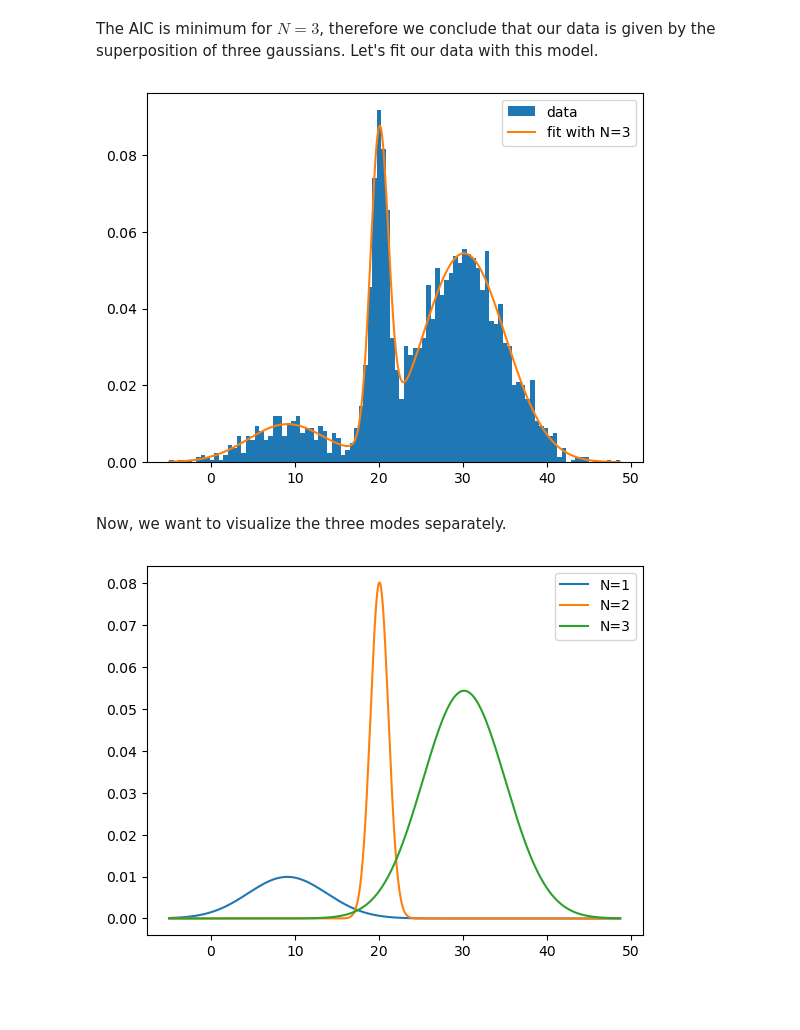
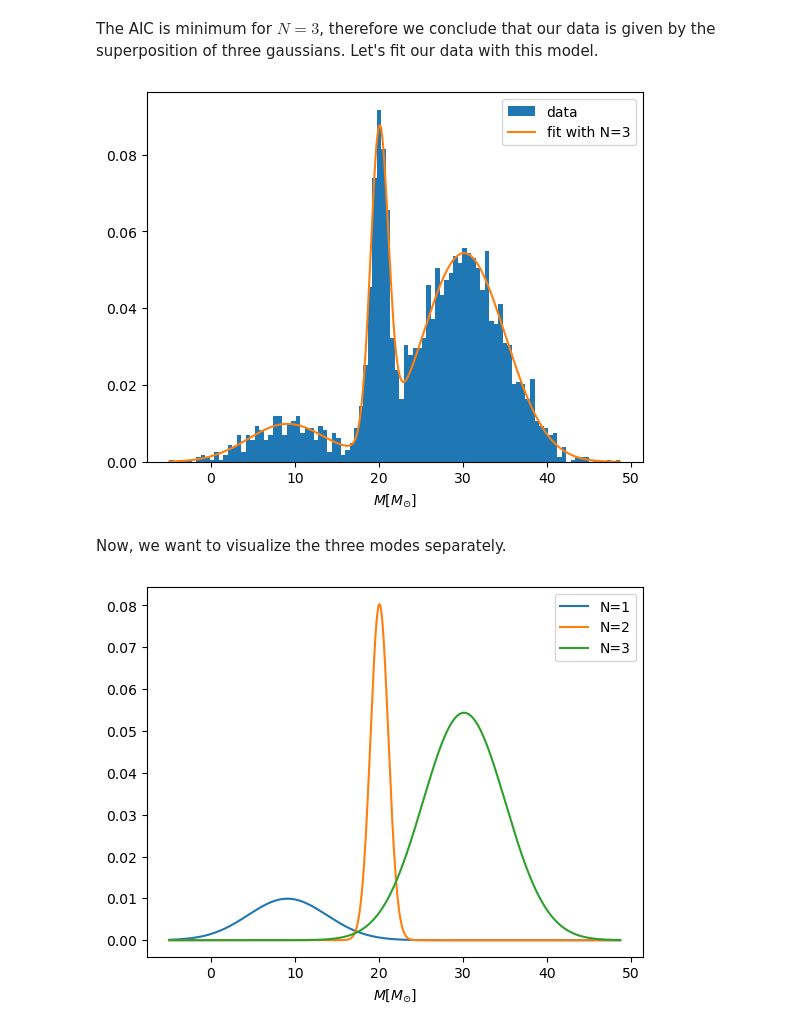
Before and after one commit to Giulia-Foroni/astrostatistics, a Jupyter notebook: lez6/BH.ipynb, the cells around one changed output. Drawn from its saved outputs; the diff is of its cells as text; code cells hidden in the pictures; blank space fills up the shorter version.

```diff
--- a/lez6/BH.ipynb
+++ b/lez6/BH.ipynb
@@ -49,13 +50,14 @@ The AIC is minimum for $N=3$, therefore we conclude that our data is given by th
 # %%
 #compare the best fit with the initial data
 a,b,c=plt.hist(data,100,density=True,label='data')
 gm = GaussianMixture(n_components=N[np.array(aic)==np.min(np.array(aic))][0]).fit(data)
 x_plot = np.linspace(np.min(data),np.max(data),1000)
 plt.plot(x_plot,np.exp(gm.score_samples(x_plot[:,np.newaxis])),label='fit with N=3')
 plt.legend()
+plt.xlabel(r"$M [M_{\odot}]$")
 plt.show()
 # %% [output]
-[figure, old version]
+[figure, new version]
 # %% [markdown]
 Now, we want to visualize the three modes separately.
 # %%
@@ -64,6 +66,7 @@ plt.plot(x_plot,a[:,2]*np.exp(gm.score_samples(x_plot[:,np.newaxis])),label='N=1
 plt.plot(x_plot,a[:,1]*np.exp(gm.score_samples(x_plot[:,np.newaxis])),label='N=2')
 plt.plot(x_plot,a[:,0]*np.exp(gm.score_samples(x_plot[:,np.newaxis])),label='N=3')
 plt.legend()
+plt.xlabel(r"$M [M_{\odot}]$")
 plt.show()
 # %% [output]
-[figure, old version]
+[figure, new version]
```
Also changed, not shown: parts of 1 cell of this notebook.
